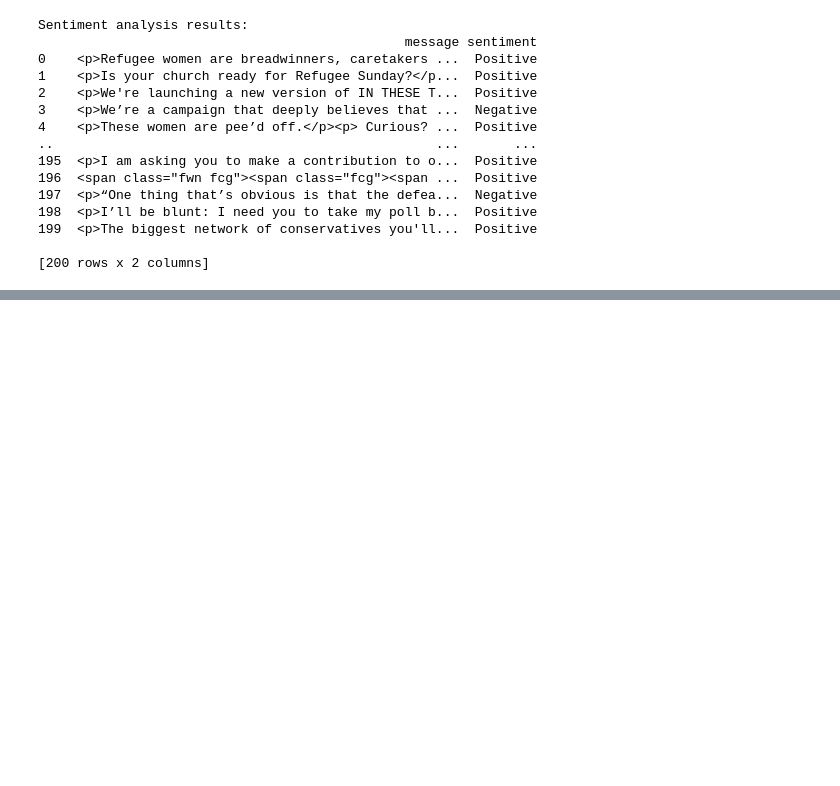
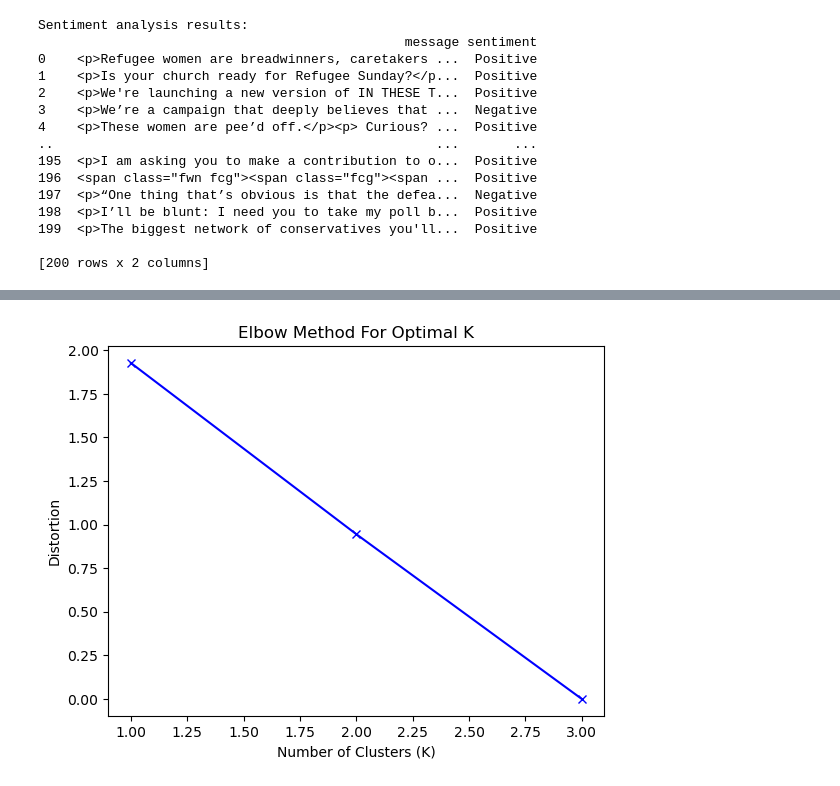
Before and after one commit to areenlu/Poli179Project, a Jupyter notebook: Text Analysises.ipynb, the cells around one changed output, grey strips where cells are left out. Cells and saved outputs as stored; diff of their text form; code cells hidden in the pictures; blank space fills up the shorter version.

```diff
--- a/Text Analysises.ipynb
+++ b/Text Analysises.ipynb
@@ -191,0 +219,92 @@ print(sentiment_distribution)
+# %%
+from sklearn.cluster import KMeans
+from sklearn.decomposition import PCA
+import re
+
+
+# Define the list of gun-related words
+gun_related_words = ['gun', '2nd amendment', 'second amendment', 'ar-15', 'assault rifle', 'pistols', 'shooting', 'mass shooting', 'school shooting', 'march for our lives']
+
+# Function to check if any word from the list is present in the text
+def contains_word(text, word_list):
+    if pd.isnull(text):  # Check if the text is NaN
+        return False
+    for word in word_list:
+        if re.search(r'\b' + re.escape(word) + r'\b', text, re.IGNORECASE):
+            return True
+    return False
+
+# Load the dataset containing text data
+# Replace 'your_data.csv' with the path to your dataset
+data = pd.read_csv('areen-prehandcode.csv')
+
+# Check and print the column names to verify the correct column name for text data
+print("Column names in the dataset:")
+print(data.columns)
+
+# Replace 'text' with the actual column name that contains the text data
+text_column = 'message'  # Change this to the correct column name
+
+# Filter the dataset to include only messages containing gun-related words
+filtered_data = data[data[text_column].apply(lambda x: contains_word(x, gun_related_words))]
+
+# Print the number of filtered samples
+num_samples = len(filtered_data)
+print(f"Number of filtered samples: {num_samples}")
+
+# Ensure there are enough samples for clustering
+if num_samples < 2:
+    raise ValueError("Not enough samples for clustering. Please ensure the dataset has enough data points.")
+
+# Preprocess the text data (e.g., cleaning, tokenization) - already done by TF-IDF vectorizer
+
+# Create TF-IDF vectors
+tfidf_vectorizer = TfidfVectorizer(max_df=0.8, max_features=1000, stop_words='english')
+tfidf_matrix = tfidf_vectorizer.fit_transform(filtered_data[text_column])
+
+# Perform dimensionality reduction for visualization
+pca = PCA(n_components=2)
+tfidf_matrix_pca = pca.fit_transform(tfidf_matrix.toarray())
+
+# Determine the optimal number of clusters (K) using the elbow method
+distortions = []
+K = range(1, min(11, num_samples + 1))  # Ensure K is not more than the number of samples
+for k in K:
+    kmeans = KMeans(n_clusters=k, random_state=42)
+    kmeans.fit(tfidf_matrix)
+    distortions.append(kmeans.inertia_)
+
+# Plot the elbow curve
+plt.plot(K, distortions, 'bx-')
+plt.xlabel('Number of Clusters (K)')
+plt.ylabel('Distortion')
+plt.title('Elbow Method For Optimal K')
+plt.show()
+
+# Choose the optimal number of clusters based on the elbow curve (e.g., K=3, K=4)
+# Perform K-means clustering
+num_clusters = min(3, num_samples)  # Change this value based on the elbow curve analysis and number of samples
+kmeans = KMeans(n_clusters=num_clusters, random_state=42)
+kmeans.fit(tfidf_matrix)
+
+# Add cluster labels to the DataFrame
+filtered_data['cluster'] = kmeans.labels_
+
+# Visualize clusters in 2D space
+plt.scatter(tfidf_matrix_pca[:, 0], tfidf_matrix_pca[:, 1], c=filtered_data['cluster'], cmap='viridis')
+plt.xlabel('PCA Component 1')
+plt.ylabel('PCA Component 2')
+plt.title('Text Clustering Visualization for Gun-Related Messages')
+plt.colorbar(label='Cluster')
+plt.show()
+
+# Print the top terms per cluster
+print("Top terms per cluster:")
+order_centroids = kmeans.cluster_centers_.argsort()[:, ::-1]
+terms = tfidf_vectorizer.get_feature_names_out()
+for i in range(num_clusters):
+    print(f"Cluster {i}:")
+    for ind in order_centroids[i, :10]:
+        print(f"{terms[ind]}")
+    print()
+# %% [output]
@@ -191,0 +319 @@ print(sentiment_distribution)
+[figure, added]
```
Also changed, not shown: parts of 3 cells of this notebook.
